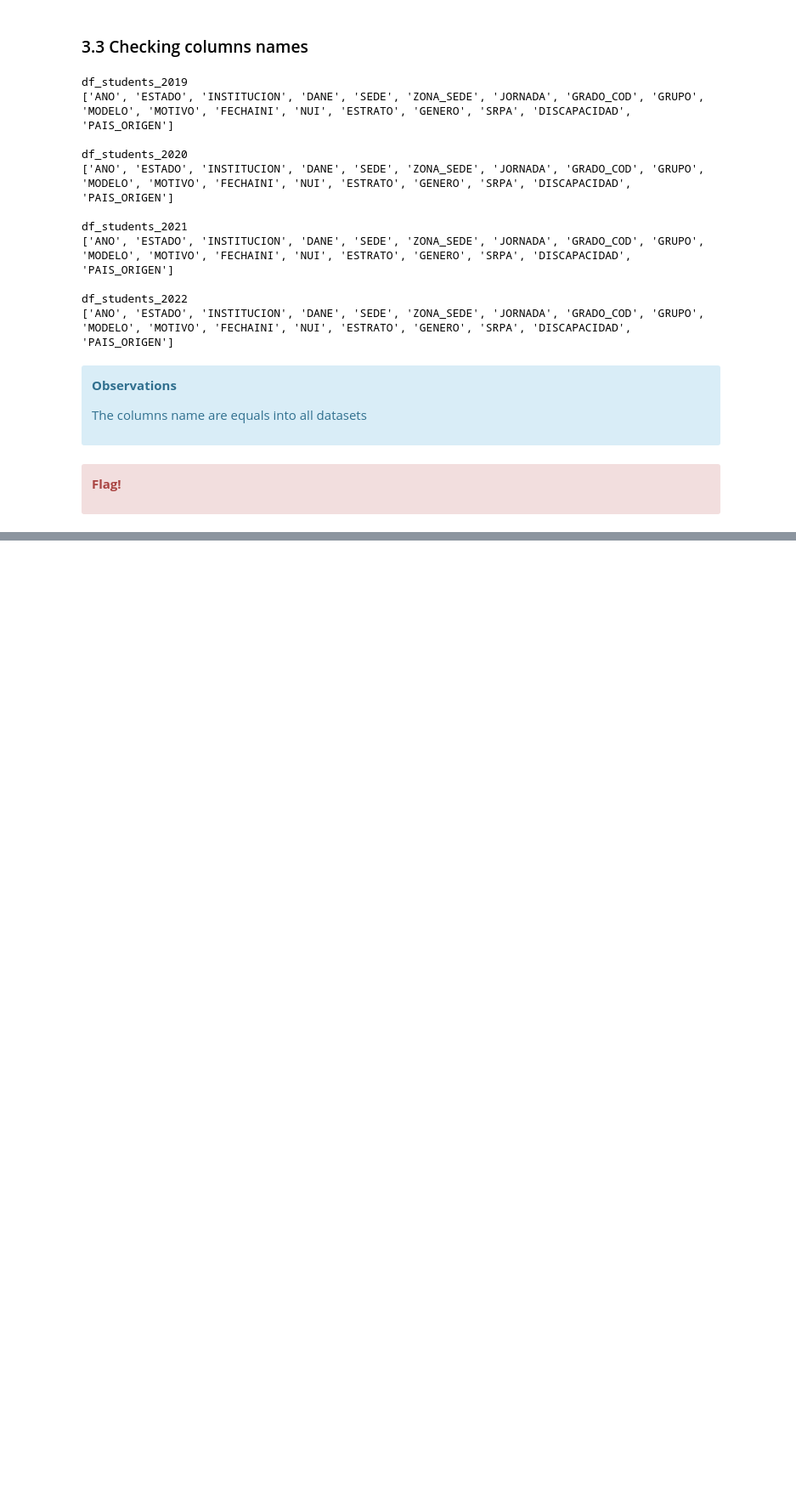
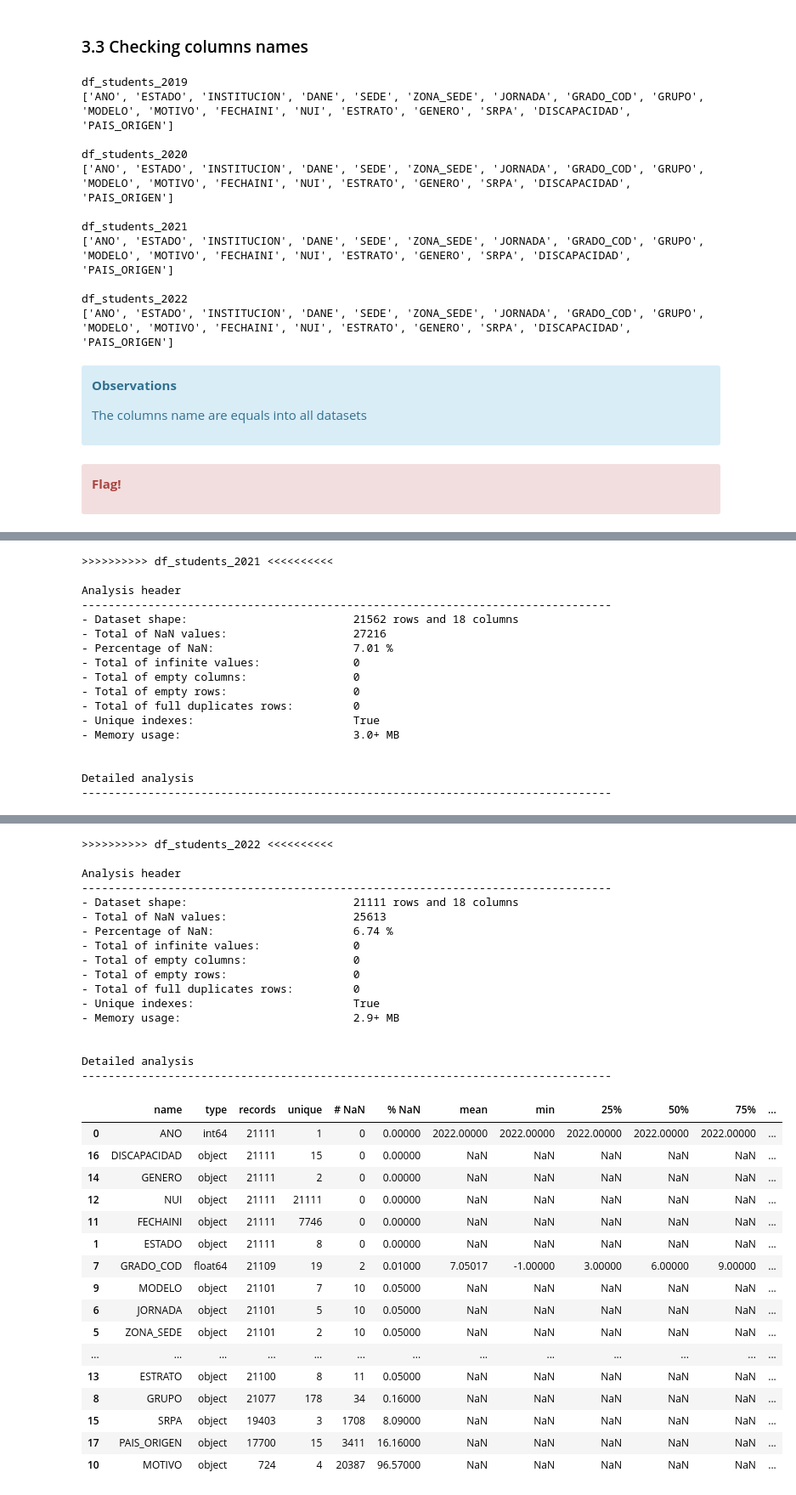
Before and after one commit to samirhinojosa/school-dropout-in-sogamoso, a Jupyter notebook: notebooks/school_dropout_eda.ipynb, the cells around one changed output, grey strips where cells are left out. Shown at 85% size. Cells and saved outputs as stored; diff of their text form; code cells hidden in the pictures; blank space fills up the shorter version.

```diff
--- a/notebooks/school_dropout_eda.ipynb
+++ b/notebooks/school_dropout_eda.ipynb
@@ -281,7 +248,7 @@ df_students_2022
 for year in range(2019, 2022+1):
     print("\n>>>>>>>>>> df_students_" + str(year) + " <<<<<<<<<<")
     df_analysis(globals()["df_students_" + str(year)],
-                analysis_type="header")
+                analysis_type="complete")
 # %% [output]
 >>>>>>>>>> df_students_2019 <<<<<<<<<<
 
@@ -302,0 +321,17 @@ Analysis header
+>>>>>>>>>> df_students_2021 <<<<<<<<<<
+
+Analysis header
+--------------------------------------------------------------------------------
+- Dataset shape:                         21562 rows and 18 columns
+- Total of NaN values:                   27216
+- Percentage of NaN:                     7.01 %
+- Total of infinite values:              0
+- Total of empty columns:                0
+- Total of empty rows:                   0
+- Total of full duplicates rows:         0
+- Unique indexes:                        True
+- Memory usage:                          3.0+ MB
+
+
+Detailed analysis
+--------------------------------------------------------------------------------
@@ -302,0 +355,34 @@ Analysis header
+>>>>>>>>>> df_students_2022 <<<<<<<<<<
+
+Analysis header
+--------------------------------------------------------------------------------
+- Dataset shape:                         21111 rows and 18 columns
+- Total of NaN values:                   25613
+- Percentage of NaN:                     6.74 %
+- Total of infinite values:              0
+- Total of empty columns:                0
+- Total of empty rows:                   0
+- Total of full duplicates rows:         0
+- Unique indexes:                        True
+- Memory usage:                          2.9+ MB
+
+
+Detailed analysis
+--------------------------------------------------------------------------------
+|  | name | type | records | unique | # NaN | % NaN | mean | min | 25% | 50% | 75% | ... |
+| 0 | ANO | int64 | 21111 | 1 | 0 | 0.00000 | 2022.00000 | 2022.00000 | 2022.00000 | 2022.00000 | 2022.00000 | ... |
+| 16 | DISCAPACIDAD | object | 21111 | 15 | 0 | 0.00000 | NaN | NaN | NaN | NaN | NaN | ... |
+| 14 | GENERO | object | 21111 | 2 | 0 | 0.00000 | NaN | NaN | NaN | NaN | NaN | ... |
+| 12 | NUI | object | 21111 | 21111 | 0 | 0.00000 | NaN | NaN | NaN | NaN | NaN | ... |
+| 11 | FECHAINI | object | 21111 | 7746 | 0 | 0.00000 | NaN | NaN | NaN | NaN | NaN | ... |
+| 1 | ESTADO | object | 21111 | 8 | 0 | 0.00000 | NaN | NaN | NaN | NaN | NaN | ... |
+| 7 | GRADO_COD | float64 | 21109 | 19 | 2 | 0.01000 | 7.05017 | -1.00000 | 3.00000 | 6.00000 | 9.00000 | ... |
+| 9 | MODELO | object | 21101 | 7 | 10 | 0.05000 | NaN | NaN | NaN | NaN | NaN | ... |
+| 6 | JORNADA | object | 21101 | 5 | 10 | 0.05000 | NaN | NaN | NaN | NaN | NaN | ... |
+| 5 | ZONA_SEDE | object | 21101 | 2 | 10 | 0.05000 | NaN | NaN | NaN | NaN | NaN | ... |
+| ... | ... | ... | ... | ... | ... | ... | ... | ... | ... | ... | ... | ... |
+| 13 | ESTRATO | object | 21100 | 8 | 11 | 0.05000 | NaN | NaN | NaN | NaN | NaN | ... |
+| 8 | GRUPO | object | 21077 | 178 | 34 | 0.16000 | NaN | NaN | NaN | NaN | NaN | ... |
+| 15 | SRPA | object | 19403 | 3 | 1708 | 8.09000 | NaN | NaN | NaN | NaN | NaN | ... |
+| 17 | PAIS_ORIGEN | object | 17700 | 15 | 3411 | 16.16000 | NaN | NaN | NaN | NaN | NaN | ... |
+| 10 | MOTIVO | object | 724 | 4 | 20387 | 96.57000 | NaN | NaN | NaN | NaN | NaN | ... |
```
Also changed, not shown: parts of 13 cells of this notebook, 1 other file.
